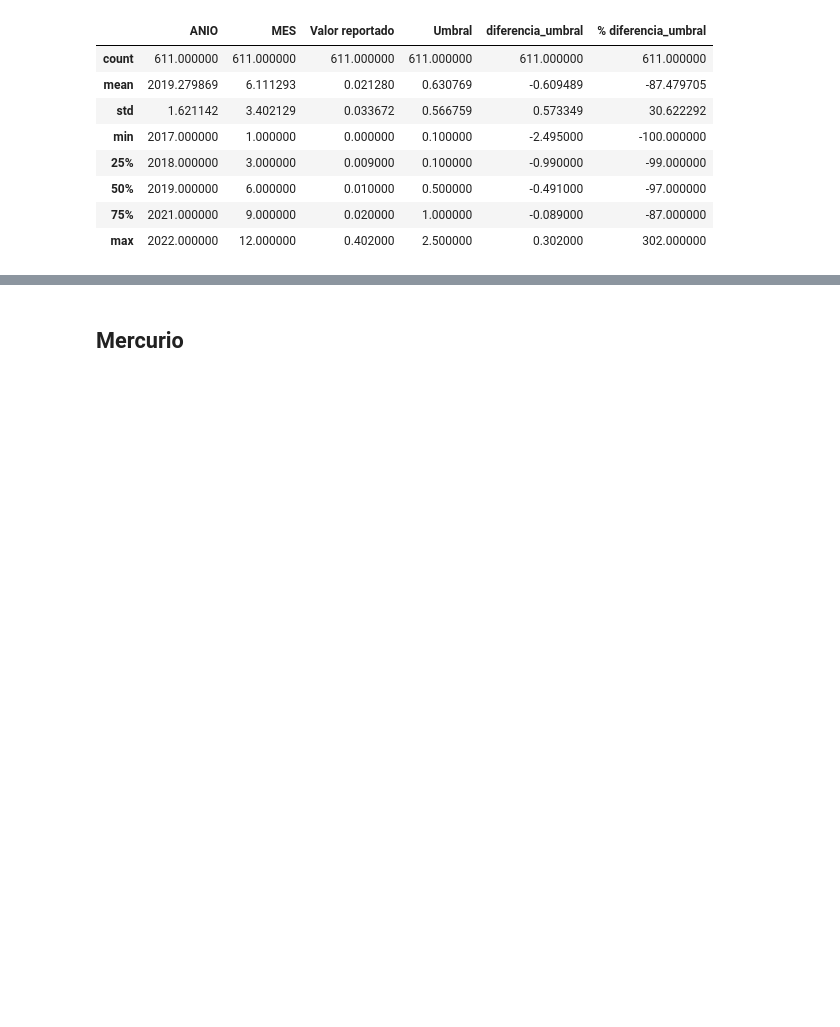
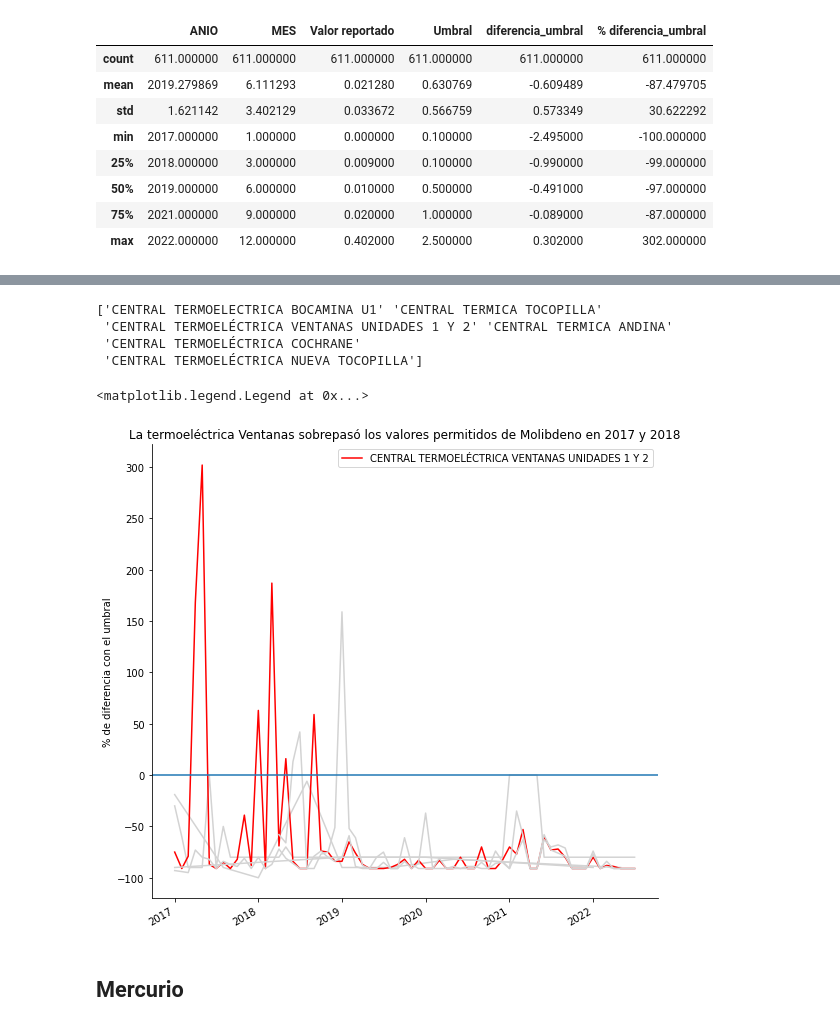
Before and after one commit to maticlein/proyectoCurso-vinf, a Jupyter notebook: ensayo_explicativo.ipynb, the cells around one changed output, grey strips where cells are left out. Saved outputs shown, nothing was run; the diff lists cells and outputs as text; code cells hidden in the pictures; blank space fills up the shorter version.

```diff
--- a/ensayo_explicativo.ipynb
+++ b/ensayo_explicativo.ipynb
@@ -518,0 +585,3 @@ molibdeno.describe()
+# %%
+molibdeno_tabla4 = molibdeno[molibdeno["Tabla"] == "Tabla 4"].sort_values(by=["ANIO", "MES"]).reset_index()
+print(molibdeno_tabla4.shape)
@@ -518,0 +590,12 @@ molibdeno.describe()
+# %%
+fechas = []
+for index, row in molibdeno_tabla4.iterrows():
+    anio = str(molibdeno_tabla4.iloc[index]["ANIO"])
+    if molibdeno_tabla4.iloc[index]["MES"] < 10:
+        mes = "0" + str(molibdeno_tabla4.iloc[index]["MES"])
+    else:
+        mes = str(molibdeno_tabla4.iloc[index]["MES"])
+    fecha = anio + "/" + mes
+    fechas.append(fecha)
+molibdeno_tabla4["FECHA"] = pd.Series(fechas)
+molibdeno_tabla4["FECHA"] = molibdeno_tabla4["FECHA"].astype("datetime64")
@@ -519,3 +613,30 @@ molibdeno.describe()
+# %%
+plantas = molibdeno_tabla4["Planta"].unique()
+print(plantas)
+# %% [output]
+['CENTRAL TERMOELECTRICA BOCAMINA U1' 'CENTRAL TERMICA TOCOPILLA'
+ 'CENTRAL TERMOELÉCTRICA VENTANAS UNIDADES 1 Y 2' 'CENTRAL TERMICA ANDINA'
+ 'CENTRAL TERMOELÉCTRICA COCHRANE'
+ 'CENTRAL TERMOELÉCTRICA NUEVA TOCOPILLA']
+# %%
+fig, ax = plt.subplots(1,1, figsize=(8,7))
+
+for planta in plantas:
+    df_planta = molibdeno_tabla4[molibdeno_tabla4["Planta"] == planta]
+    color = 'red' if planta == 'CENTRAL TERMOELÉCTRICA VENTANAS UNIDADES 1 Y 2' else 'lightgray'
+    label = planta if planta == 'CENTRAL TERMOELÉCTRICA VENTANAS UNIDADES 1 Y 2' else ''
+    df_planta.plot(x='FECHA', y='% diferencia_umbral', color=color, ax=ax, legend=False, label = label)
+ax.set_ylabel("% de diferencia con el umbral")
+ax.set_xlabel("Fecha").set_visible(False)
+fig.tight_layout()
+ax.spines['right'].set_visible(False)
+ax.spines['top'].set_visible(False)
+ax.axhline(y = 0)
+ax.set_title("La termoeléctrica Ventanas sobrepasó los valores permitidos de Molibdeno en 2017 y 2018")
+ax.legend()
+# %% [output]
+<matplotlib.legend.Legend at 0x...>
+[figure, added]
 # %% [markdown]
 ## Mercurio
 # %%
```
Also changed, not shown: parts of 15 cells of this notebook.
